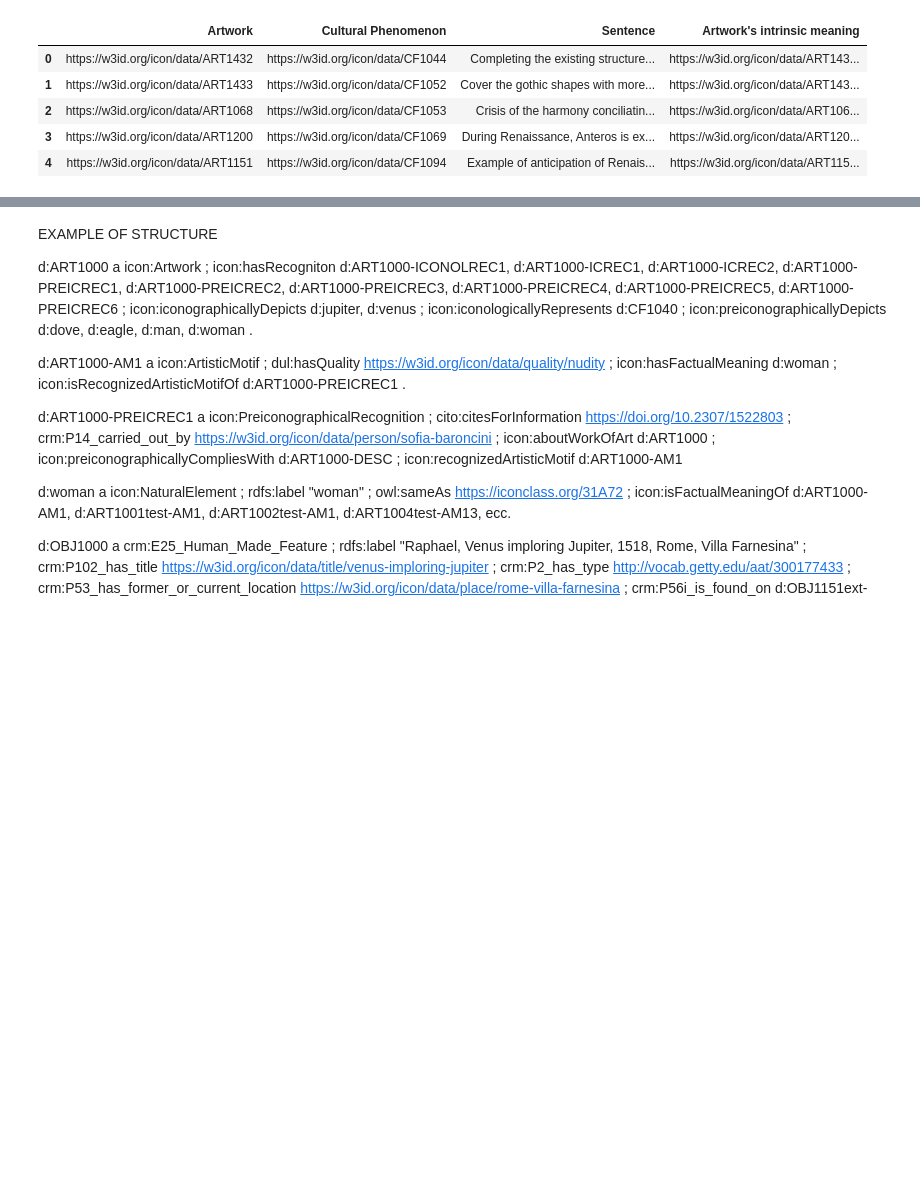
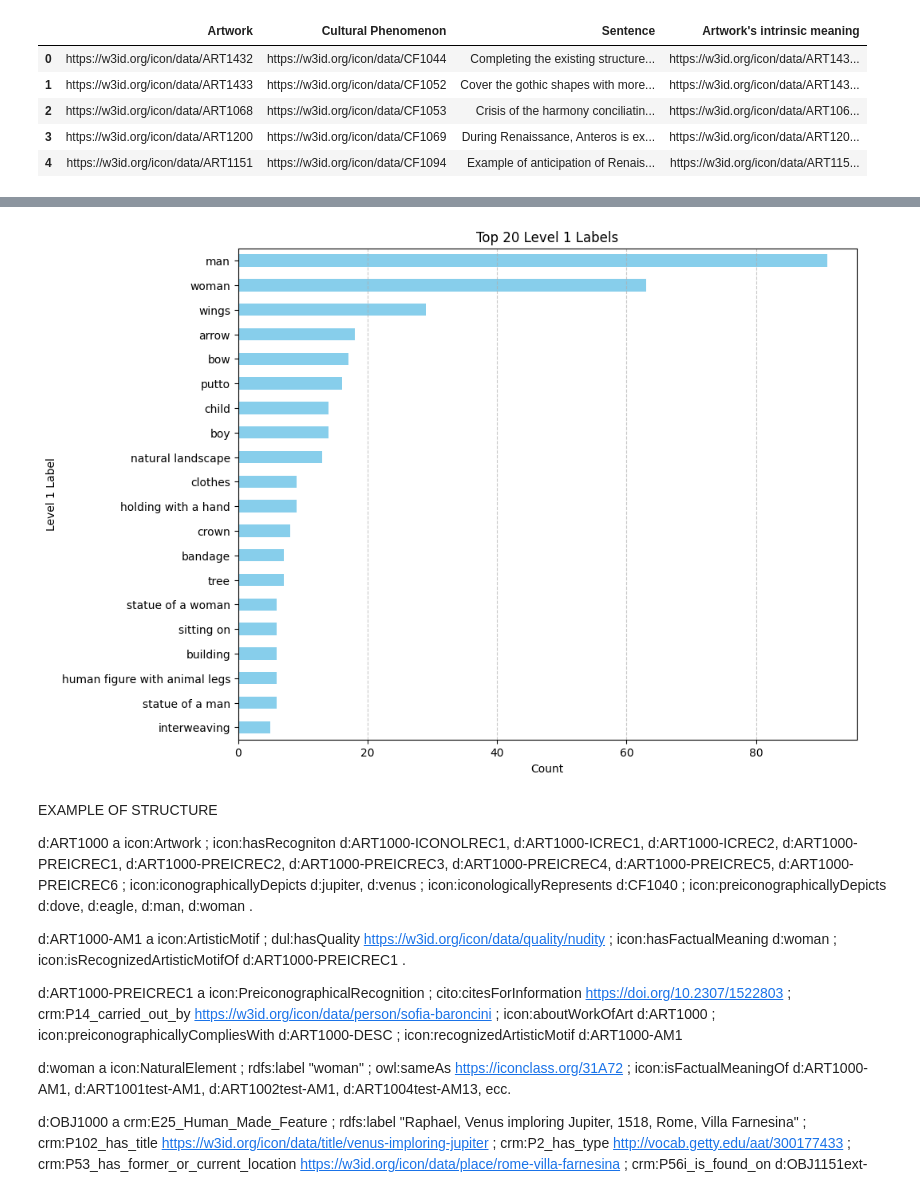
Before and after one commit to sterenz/IconoGraph, a Jupyter notebook: IconoGraph_EDA.ipynb, the cells around one changed output, grey strips where cells are left out. Drawn from its saved outputs; the diff is of its cells as text; code cells hidden in the pictures; blank space fills up the shorter version.

```diff
--- a/IconoGraph_EDA.ipynb
+++ b/IconoGraph_EDA.ipynb
@@ -815,3 +676,25 @@ After executing SPARQL query
+# %%
+# Check if DataFrame exists and has data
+if not df_level1.empty:
+    # Get the top 20 value counts of 'level1_label'
+    top_level1_labels = df_level1['level1_label'].value_counts().head(20)
+
+    # Plotting the horizontal bar chart
+    plt.figure(figsize=(10, 8))
+    top_level1_labels.sort_values().plot(kind='barh', color='skyblue')
+
+    # Add background grid
+    plt.grid(axis='x', linestyle='--', alpha=0.7)  # Add grid lines on the x-axis
+
+    # Customize the plot
+    plt.xlabel('Count')
+    plt.ylabel('Level 1 Label')
+    plt.title('Top 20 Level 1 Labels')
+    plt.show()
+else:
+    print("DataFrame is empty or doesn't exist.")
+# %% [output]
+[figure, added]
 # %% [markdown]
 EXAMPLE OF STRUCTURE
 
```
Also changed, not shown: parts of 18 cells of this notebook, 1 other file.
